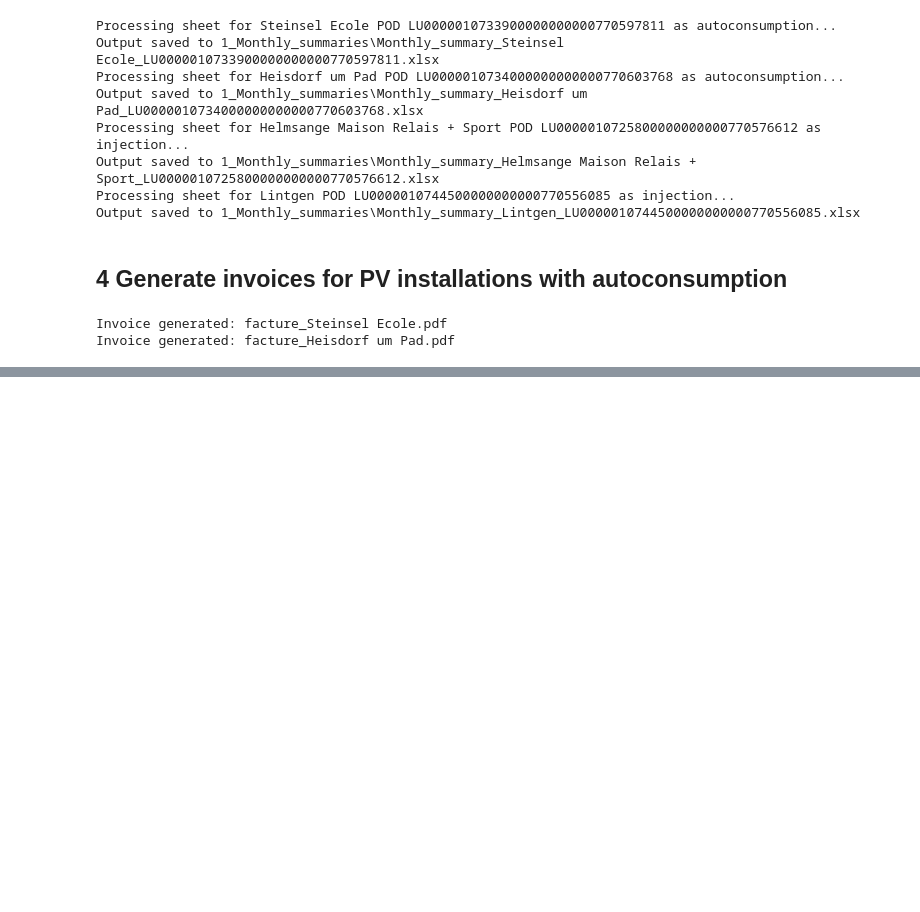
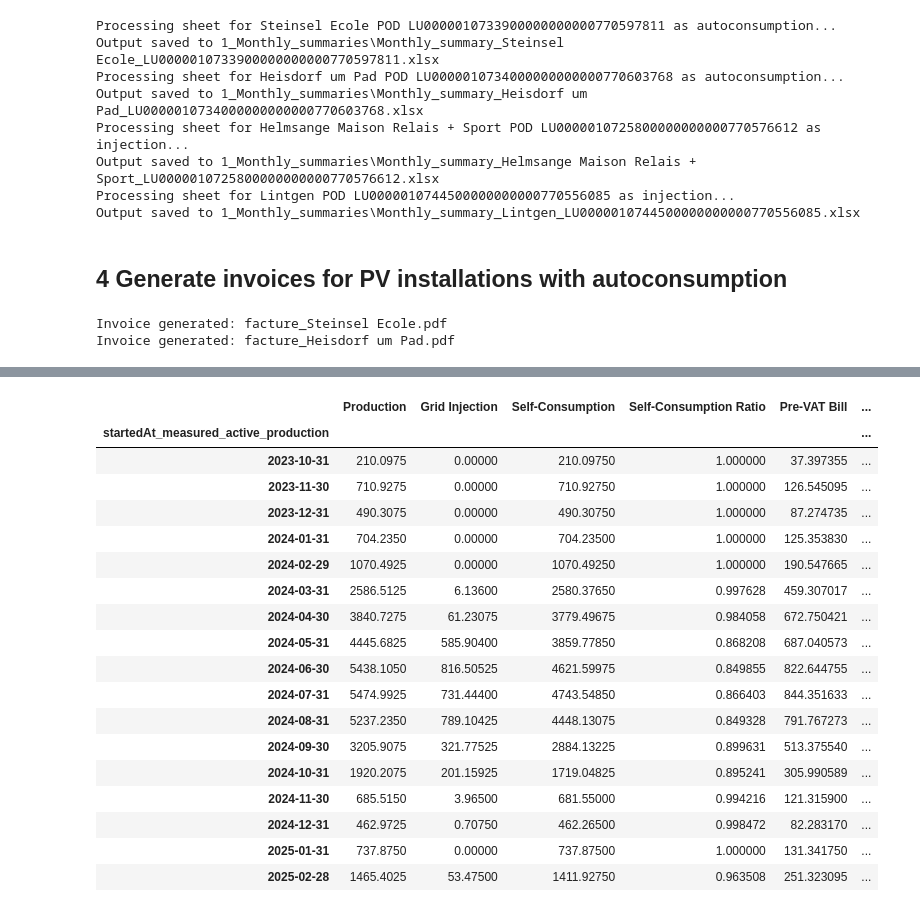
Before and after one commit to c-metz/leneda, a Jupyter notebook: Leneda API_v3.ipynb, the cells around one changed output, grey strips where cells are left out. Cells and saved outputs as stored; diff of their text form; code cells hidden in the pictures; blank space fills up the shorter version.

```diff
--- a/Leneda API_v3.ipynb
+++ b/Leneda API_v3.ipynb
@@ -112,0 +201,22 @@ Invoice generated: facture_Heisdorf um Pad.pdf
+# %%
+dict_monthly_summaries["Heisdorf um Pad"]
+# %% [output]
+|  | Production | Grid Injection | Self-Consumption | Self-Consumption Ratio | Pre-VAT Bill | ... |
+| startedAt_measured_active_production |  |  |  |  |  | ... |
+| 2023-10-31 | 210.0975 | 0.00000 | 210.09750 | 1.000000 | 37.397355 | ... |
+| 2023-11-30 | 710.9275 | 0.00000 | 710.92750 | 1.000000 | 126.545095 | ... |
+| 2023-12-31 | 490.3075 | 0.00000 | 490.30750 | 1.000000 | 87.274735 | ... |
+| 2024-01-31 | 704.2350 | 0.00000 | 704.23500 | 1.000000 | 125.353830 | ... |
+| 2024-02-29 | 1070.4925 | 0.00000 | 1070.49250 | 1.000000 | 190.547665 | ... |
+| 2024-03-31 | 2586.5125 | 6.13600 | 2580.37650 | 0.997628 | 459.307017 | ... |
+| 2024-04-30 | 3840.7275 | 61.23075 | 3779.49675 | 0.984058 | 672.750421 | ... |
+| 2024-05-31 | 4445.6825 | 585.90400 | 3859.77850 | 0.868208 | 687.040573 | ... |
+| 2024-06-30 | 5438.1050 | 816.50525 | 4621.59975 | 0.849855 | 822.644755 | ... |
+| 2024-07-31 | 5474.9925 | 731.44400 | 4743.54850 | 0.866403 | 844.351633 | ... |
+| 2024-08-31 | 5237.2350 | 789.10425 | 4448.13075 | 0.849328 | 791.767273 | ... |
+| 2024-09-30 | 3205.9075 | 321.77525 | 2884.13225 | 0.899631 | 513.375540 | ... |
+| 2024-10-31 | 1920.2075 | 201.15925 | 1719.04825 | 0.895241 | 305.990589 | ... |
+| 2024-11-30 | 685.5150 | 3.96500 | 681.55000 | 0.994216 | 121.315900 | ... |
+| 2024-12-31 | 462.9725 | 0.70750 | 462.26500 | 0.998472 | 82.283170 | ... |
+| 2025-01-31 | 737.8750 | 0.00000 | 737.87500 | 1.000000 | 131.341750 | ... |
+| 2025-02-28 | 1465.4025 | 53.47500 | 1411.92750 | 0.963508 | 251.323095 | ... |
```
Also changed, not shown: parts of 7 cells of this notebook, 2 other files.
